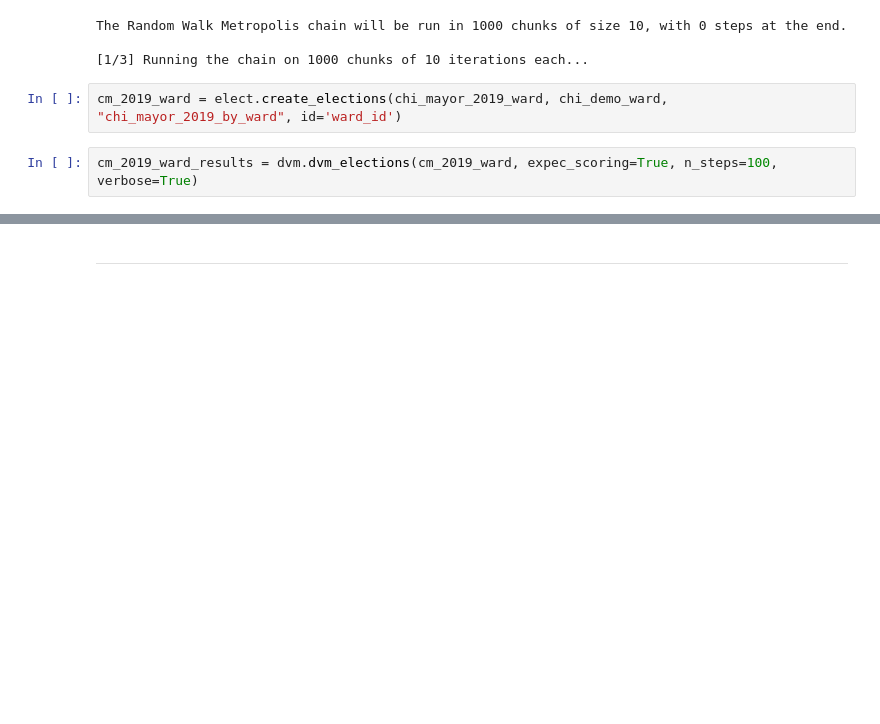
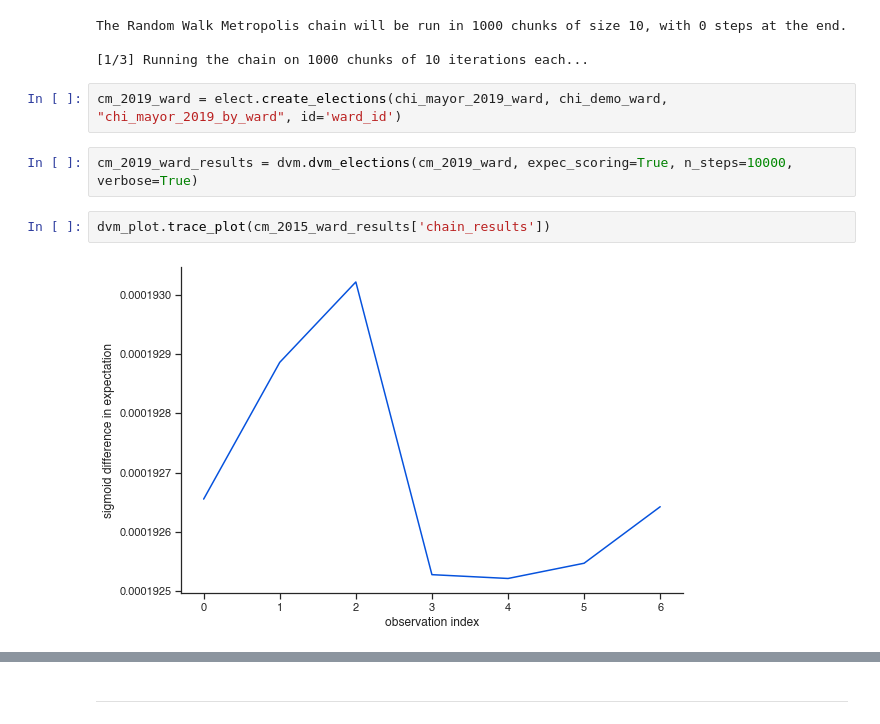
Before and after one commit to hangulu/thesis, a Jupyter notebook: code/case_experiments.ipynb, the cells around one changed output, grey strips where cells are left out. Drawn from its saved outputs; the diff is of its cells as text; blank space fills up the shorter version.

```diff
--- a/code/case_experiments.ipynb
+++ b/code/case_experiments.ipynb
@@ -88,4 +78,8 @@ The Random Walk Metropolis chain will be run in 1000 chunks of size 10, with 0 s
 # %%
 cm_2019_ward = elect.create_elections(chi_mayor_2019_ward, chi_demo_ward, "chi_mayor_2019_by_ward", id='ward_id')
 # %%
-cm_2019_ward_results = dvm.dvm_elections(cm_2019_ward, expec_scoring=True, n_steps=100, verbose=True)
+cm_2019_ward_results = dvm.dvm_elections(cm_2019_ward, expec_scoring=True, n_steps=10000, verbose=True)
+# %%
+dvm_plot.trace_plot(cm_2015_ward_results['chain_results'])
+# %% [output]
+[figure, added]
```
Also changed, not shown: parts of 13 cells of this notebook, 2 other files.
